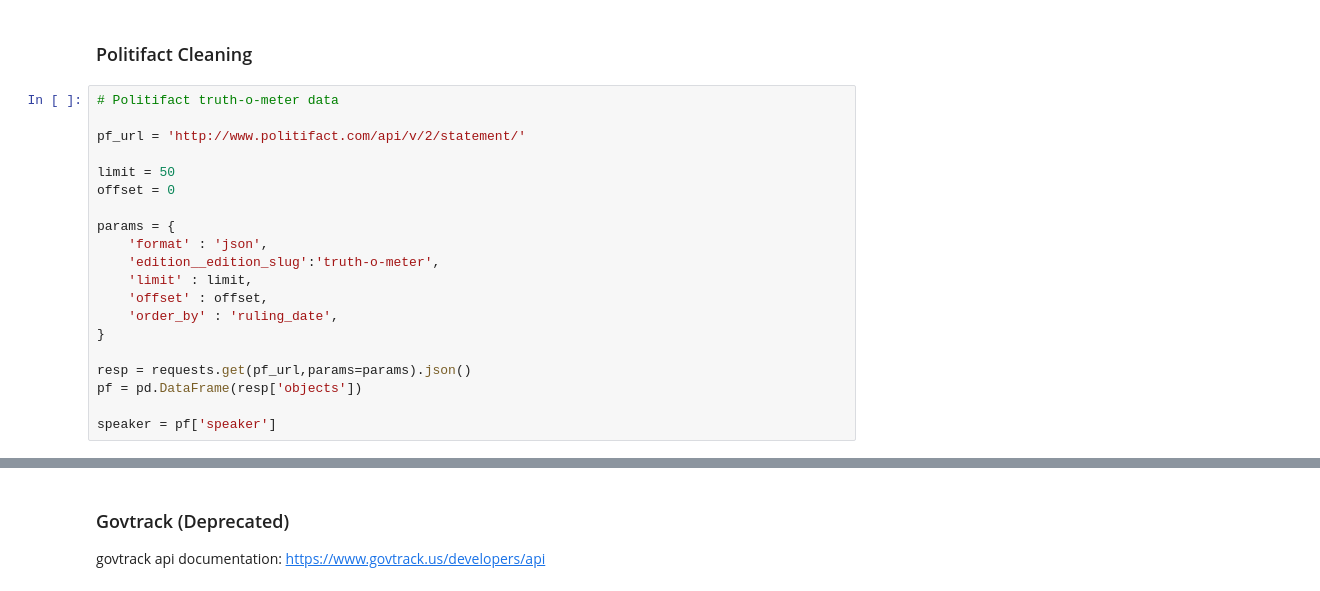
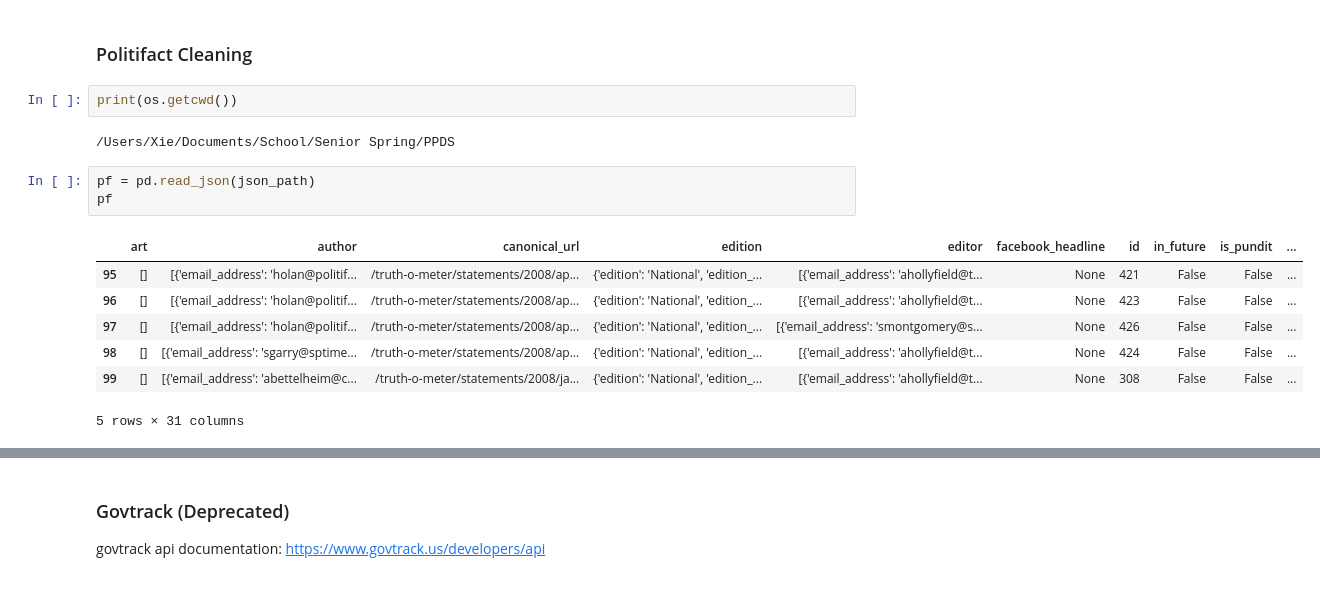
Before and after one commit to qcx201-nyu/PPDS, a Jupyter notebook: politician.ipynb, the cells around one changed output, grey strips where cells are left out. Drawn from its saved outputs; the diff is of its cells as text.

````diff
--- a/politician.ipynb
+++ b/politician.ipynb
@@ -151,26 +154,21 @@ while run:
 ```
 # %% [markdown]
 ### Politifact Cleaning
-# %%
-# Politifact truth-o-meter data
-
-pf_url = 'http://www.politifact.com/api/v/2/statement/'
-
-limit = 50
-offset = 0
-
-params = {
-    'format' : 'json',
-    'edition__edition_slug':'truth-o-meter',
-    'limit' : limit,
-    'offset' : offset,
-    'order_by' : 'ruling_date',
-}
-
-resp = requests.get(pf_url,params=params).json()
-pf = pd.DataFrame(resp['objects'])
-
-speaker = pf['speaker']
+# %%
+print(os.getcwd())
+# %% [output]
+/Users/Xie/Documents/School/Senior Spring/PPDS
+# %%
+pf = pd.read_json(json_path)
+pf
+# %% [output]
+|  | art | author | canonical_url | edition | editor | facebook_headline | id | in_future | is_pundit | ... |
+| 95 | [] | [{'email_address': 'holan@politif... | /truth-o-meter/statements/2008/ap... | {'edition': 'National', 'edition_... | [{'email_address': 'ahollyfield@t... | None | 421 | False | False | ... |
+| 96 | [] | [{'email_address': 'holan@politif... | /truth-o-meter/statements/2008/ap... | {'edition': 'National', 'edition_... | [{'email_address': 'ahollyfield@t... | None | 423 | False | False | ... |
+| 97 | [] | [{'email_address': 'holan@politif... | /truth-o-meter/statements/2008/ap... | {'edition': 'National', 'edition_... | [{'email_address': 'smontgomery@s... | None | 426 | False | False | ... |
+| 98 | [] | [{'email_address': 'sgarry@sptime... | /truth-o-meter/statements/2008/ap... | {'edition': 'National', 'edition_... | [{'email_address': 'ahollyfield@t... | None | 424 | False | False | ... |
+| 99 | [] | [{'email_address': 'abettelheim@c... | /truth-o-meter/statements/2008/ja... | {'edition': 'National', 'edition_... | [{'email_address': 'ahollyfield@t... | None | 308 | False | False | ... |
+5 rows × 31 columns
 # %%
 politifact = pf[['ruling','speaker','statement',
          'statement_context','statement_date',
````
Also changed, not shown: parts of 8 cells of this notebook.
